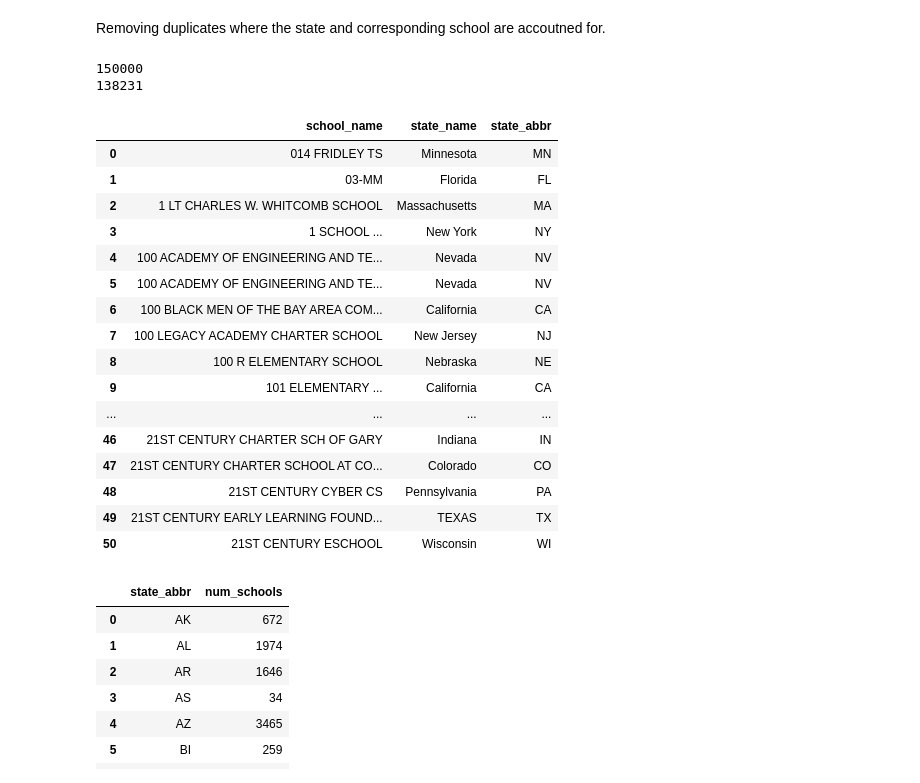
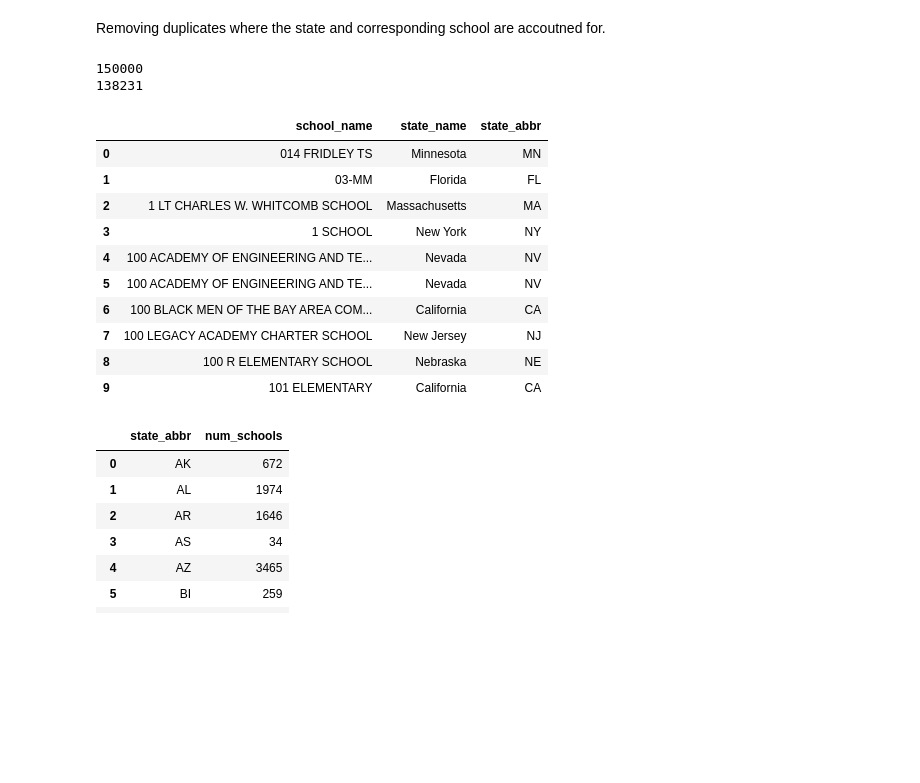
Before and after one commit to mollichite/Feeding-Minds-Data-on-Farm-to-School-Efforts-Nationwide, a Jupyter notebook: notebooks/final_cleaning.ipynb, the cells around one changed output. Saved outputs shown, nothing was run; the diff lists cells and outputs as text; code cells hidden in the pictures; blank space fills up the shorter version.

```diff
--- a/notebooks/final_cleaning.ipynb
+++ b/notebooks/final_cleaning.ipynb
@@ -42,12 +43,19 @@ State Name [Public School] Latest available year    0
 State Abbr [Public School] Latest available year    0
 dtype: int64
 # %%
-#Cleaning up column names
+#Function of cleaning up column names
+def rename_columns(df):
 
-schools_df.rename(columns={'State Abbr [Public School] Latest available year':'state_abbr'}, inplace=True)
-schools_df.rename(columns={'State Name [Public School] Latest available year':'state_name'}, inplace=True)
-schools_df.rename(columns={'School Name':'school_name'}, inplace=True)
-schools_df
+    rename = {
+        'State Abbr [Public School] Latest available year':'state_abbr',
+        'State Name [Public School] Latest available year':'state_name',
+        'School Name':'school_name'
+    }
+
+    return df.rename(columns=rename)
+
+schools_df = rename_columns(schools_df)
+schools_df.head()
 # %% [output]
 |  | school_name | state_name | state_abbr |
 | 0 | 014 FRIDLEY TS | Minnesota | MN |
@@ -88,30 +89,24 @@ Removing duplicates where the state and corresponding school are accoutned for.
 # %%
 unique_schools_df = schools_df.drop_duplicates(subset=['school_name', 'state_name'], keep='first')
 
 print (len(schools_df))
 print(len(unique_schools_df))
 
-unique_schools_df.head(50)
+unique_schools_df.head(10)
 # %% [output]
 150000
 138231
 |  | school_name | state_name | state_abbr |
 | 0 | 014 FRIDLEY TS | Minnesota | MN |
 | 1 | 03-MM | Florida | FL |
 | 2 | 1 LT CHARLES W. WHITCOMB SCHOOL | Massachusetts | MA |
-| 3 | 1 SCHOOL ... | New York | NY |
+| 3 | 1 SCHOOL | New York | NY |
 | 4 | 100 ACADEMY OF ENGINEERING AND TE... | Nevada | NV |
 | 5 | 100 ACADEMY OF ENGINEERING AND TE... | Nevada | NV |
 | 6 | 100 BLACK MEN OF THE BAY AREA COM... | California | CA |
 | 7 | 100 LEGACY ACADEMY CHARTER SCHOOL | New Jersey | NJ |
 | 8 | 100 R ELEMENTARY SCHOOL | Nebraska | NE |
-| 9 | 101 ELEMENTARY ... | California | CA |
-| ... | ... | ... | ... |
-| 46 | 21ST CENTURY CHARTER SCH OF GARY | Indiana | IN |
-| 47 | 21ST CENTURY CHARTER SCHOOL AT CO... | Colorado | CO |
-| 48 | 21ST CENTURY CYBER CS | Pennsylvania | PA |
-| 49 | 21ST CENTURY EARLY LEARNING FOUND... | TEXAS | TX |
-| 50 | 21ST CENTURY ESCHOOL | Wisconsin | WI |
+| 9 | 101 ELEMENTARY | California | CA |
 # %%
 #Gouping by state abbreviation and then counting the # of schools within each state
 school_counts_state = unique_schools_df.groupby('state_abbr').size().reset_index(name='num_schools')
```
Also changed, not shown: parts of 25 cells of this notebook.
